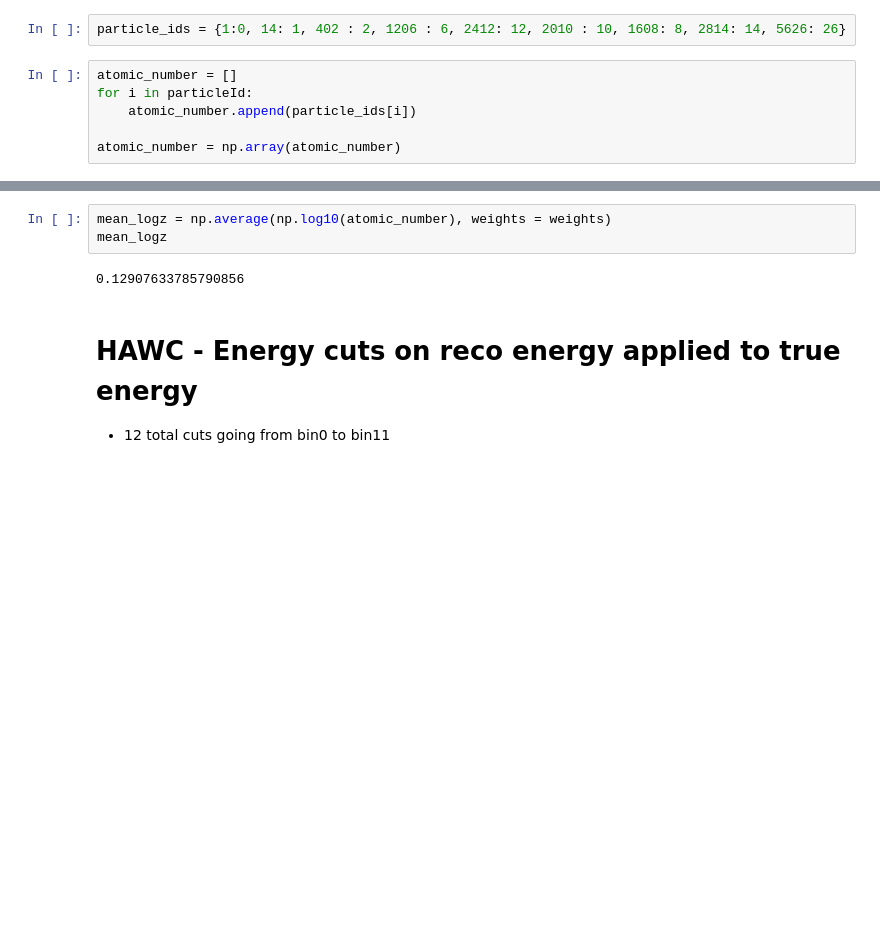
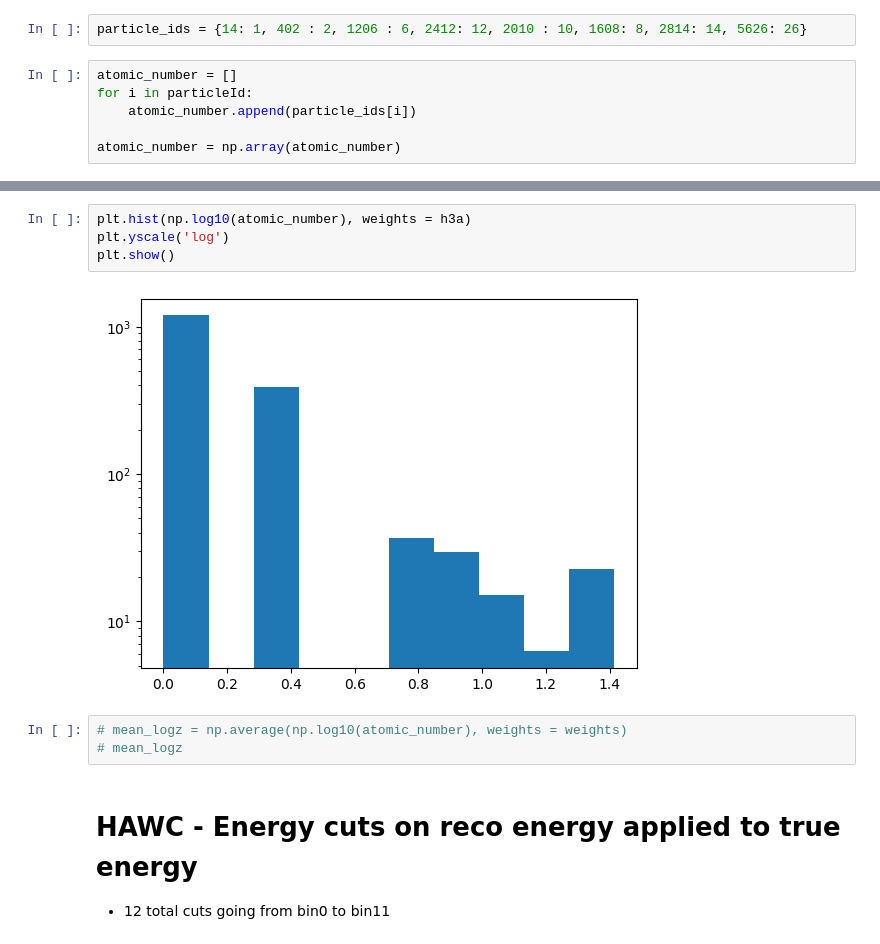
Before and after one commit to riyakore/WIPAC, a Jupyter notebook: HAWC_IceCube_Collab.ipynb, the cells around one changed output, grey strips where cells are left out. Drawn from its saved outputs; the diff is of its cells as text; blank space fills up the shorter version.

```diff
--- a/HAWC_IceCube_Collab.ipynb
+++ b/HAWC_IceCube_Collab.ipynb
@@ -137,7 +157,7 @@ plt.show()
 # %% [markdown]
 # HAWC - Converting particle IDs to atomic numbers
 # %%
-particle_ids = {1:0, 14: 1, 402 : 2, 1206 : 6, 2412: 12, 2010 : 10, 1608: 8, 2814: 14, 5626: 26}
+particle_ids = {14: 1, 402 : 2, 1206 : 6, 2412: 12, 2010 : 10, 1608: 8, 2814: 14, 5626: 26}
 # %%
 atomic_number = []
 for i in particleId:
@@ -153,8 +173,12 @@ plt.show()
+# %%
+plt.hist(np.log10(atomic_number), weights = h3a)
+plt.yscale('log')
+plt.show()
+# %% [output]
+[figure, added]
 # %%
-mean_logz = np.average(np.log10(atomic_number), weights = weights)
-mean_logz
+# mean_logz = np.average(np.log10(atomic_number), weights = weights)
+# mean_logz
-# %% [output]
-0.12907633785790856
 # %% [markdown]
 # HAWC - Energy cuts on reco energy applied to true energy
 
```
Also changed, not shown: parts of 37 cells of this notebook, 1 other file.
